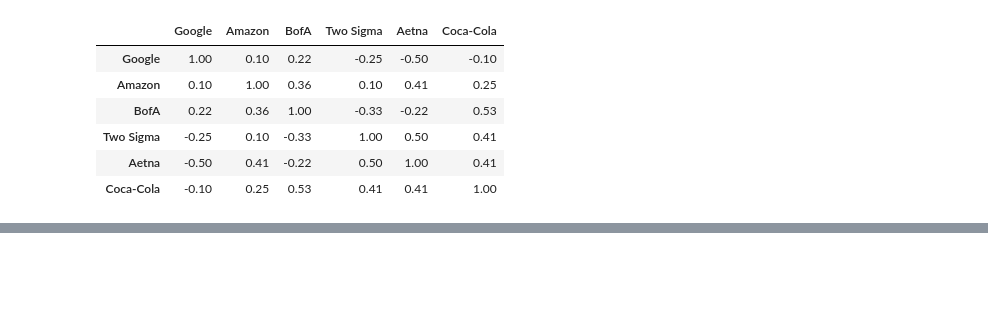
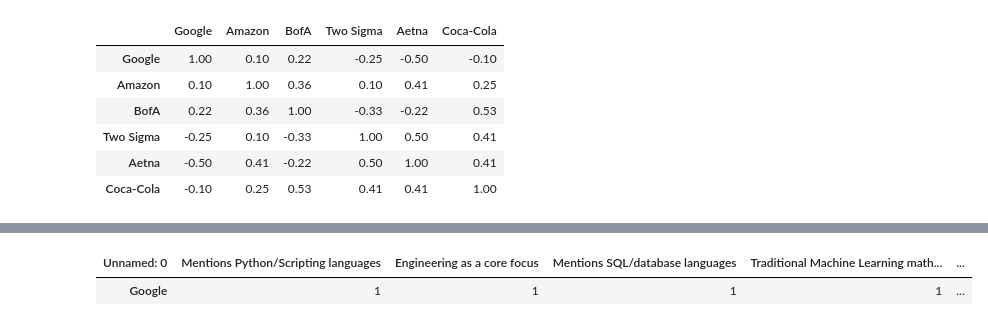
Before and after one commit to leedtan/schoolresearch, a Jupyter notebook: analyzejobsandschools.ipynb, the cells around one changed output, grey strips where cells are left out. Cells and saved outputs as stored; diff of their text form; code cells hidden in the pictures; blank space fills up the shorter version.

```diff
--- a/analyzejobsandschools.ipynb
+++ b/analyzejobsandschools.ipynb
@@ -171,0 +187,2 @@ jobs.T.corr().round(2)
+# %%
+data_indexes = [0, 4, 1, 5, 7, 2, -1]
@@ -171,0 +199,6 @@ jobs.T.corr().round(2)
+# %%
+jobs_newcols = jobs.iloc[:,data_indexes]
+jobs_newcols.head(1)
+# %% [output]
+| Unnamed: 0 | Mentions Python/Scripting languages | Engineering as a core focus | Mentions SQL/database languages | Traditional Machine Learning math... | ... |
+| Google | 1 | 1 | 1 | 1 | ... |
```
Also changed, not shown: parts of 24 cells of this notebook, 6 other files.
